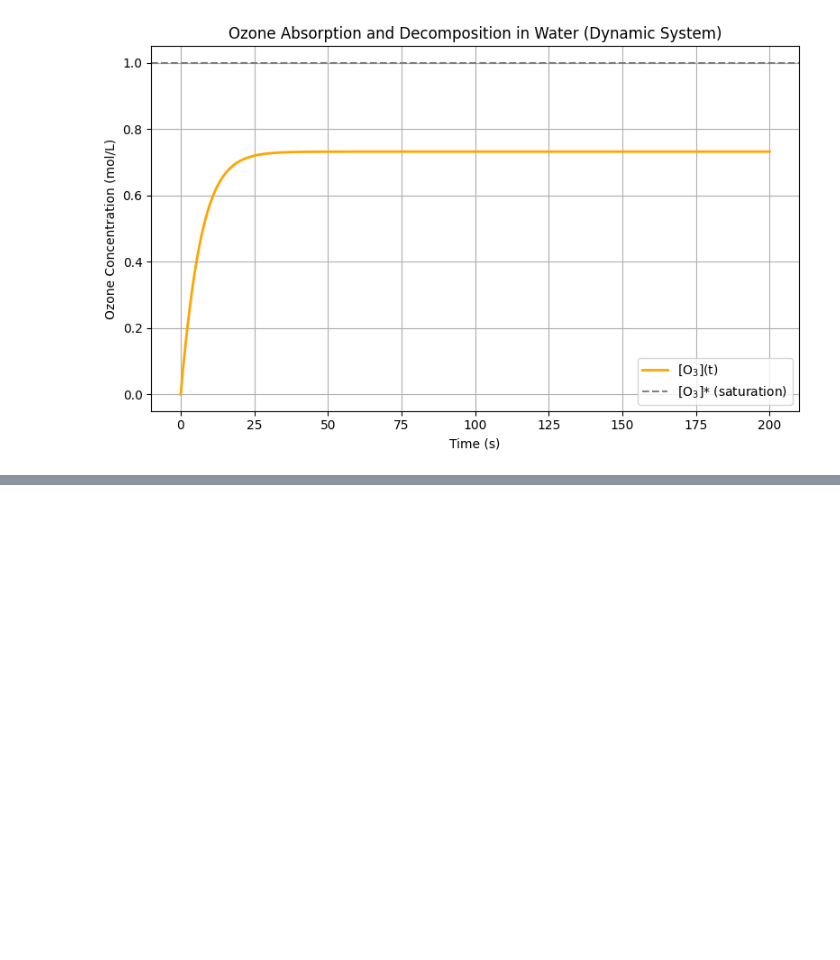
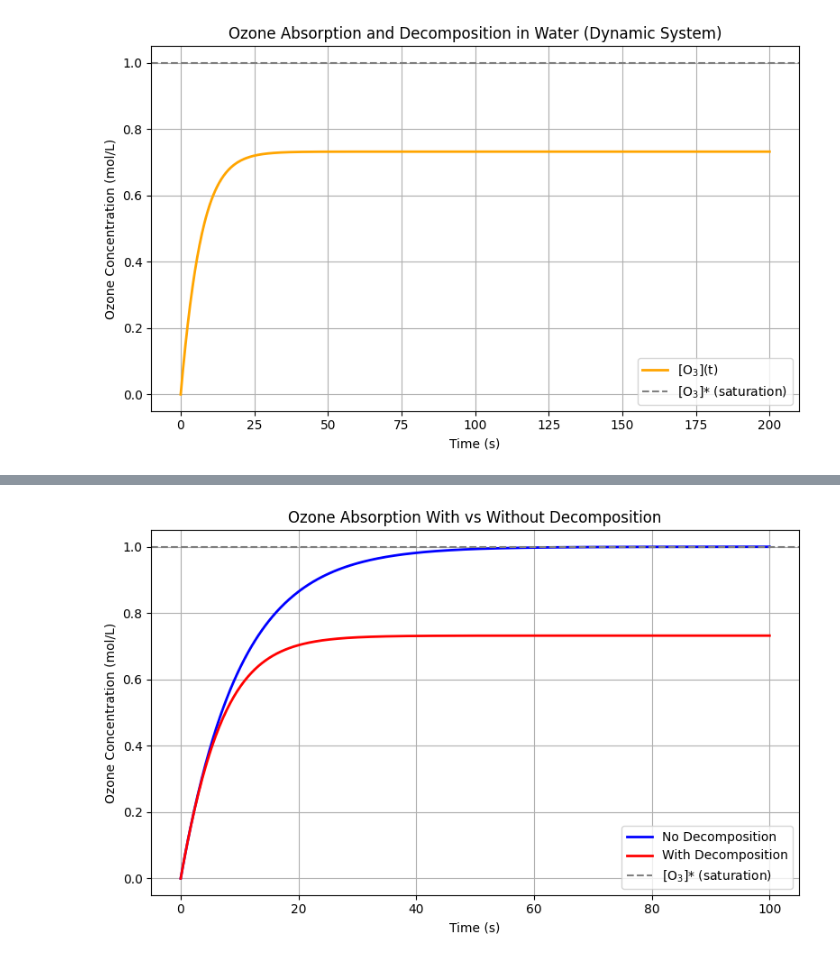
Before and after one commit to davidebtt/chemical_pycode, a Jupyter notebook: second_order_decomposition_reaction.ipynb, the cells around one changed output, grey strips where cells are left out. Cells and saved outputs as stored; diff of their text form; code cells hidden in the pictures; blank space fills up the shorter version.

```diff
--- a/second_order_decomposition_reaction.ipynb
+++ b/second_order_decomposition_reaction.ipynb
@@ -107,0 +165,35 @@ plt.show()
+# %%
+# Updated O3 function with decomposition included
+def O3_with_decomp(t, k_La, k_d, n, O3_star, O3_0):
+    # Numerical solution using ODE integration
+    from scipy.integrate import odeint
+
+    def dO3_dt(O3, t, k_d, n, k_La, O3_star):
+        r_decomp = k_d * O3**n
+        r_transfer = k_La * (O3_star - O3)
+        return r_transfer - r_decomp
+
+    O3_conc = odeint(dO3_dt, O3_0, t, args=(k_d, n, k_La, O3_star))
+    return O3_conc.flatten()
+
+# Parameters with decomposition
+k_d = 0.05  # Decomposition rate constant (1/s)
+n = 2       # Reaction order
+
+# Simulate data with decomposition
+O3_conc_decomp = O3_with_decomp(t, k_La_true, k_d, n, O3_star, O3_0)
+
+# Plot comparison
+plt.figure(figsize=(8, 5))
+plt.plot(t, O3_conc, label='No Decomposition', linewidth=2, color='blue')
+plt.plot(t, O3_conc_decomp, label='With Decomposition', linewidth=2, color='red')
+plt.axhline(O3_star, color='gray', linestyle='--', label='[O$_3$]* (saturation)')
+plt.xlabel('Time (s)')
+plt.ylabel('Ozone Concentration (mol/L)')
+plt.title('Ozone Absorption With vs Without Decomposition')
+plt.grid(True)
+plt.legend()
+plt.tight_layout()
+plt.show()
+# %% [output]
+[figure, added]
```
Also changed, not shown: parts of 1 cell of this notebook.
